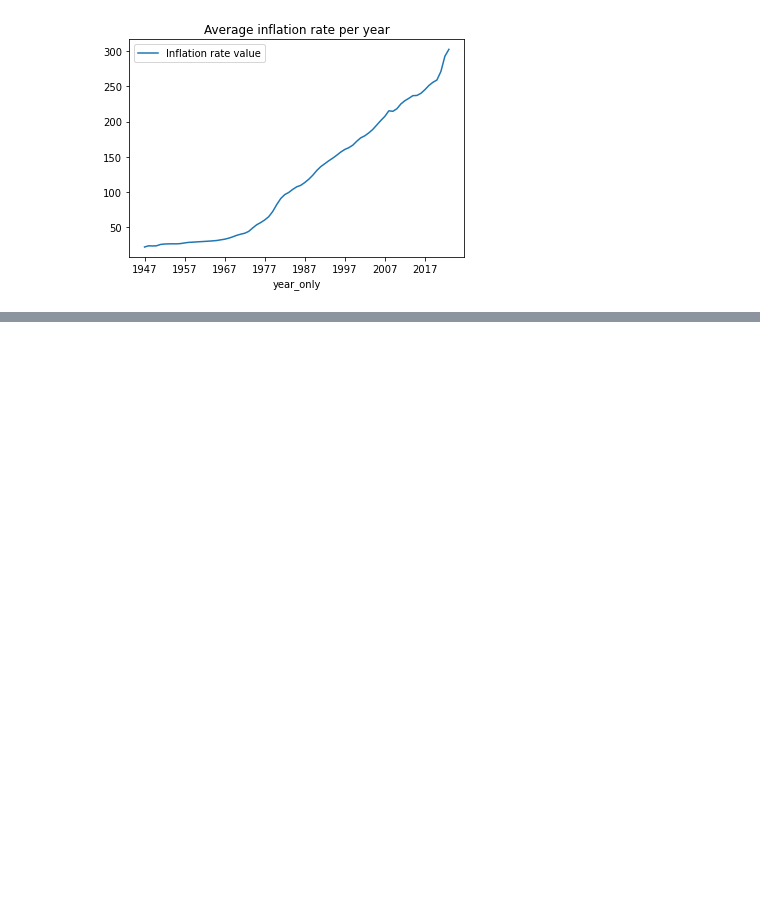
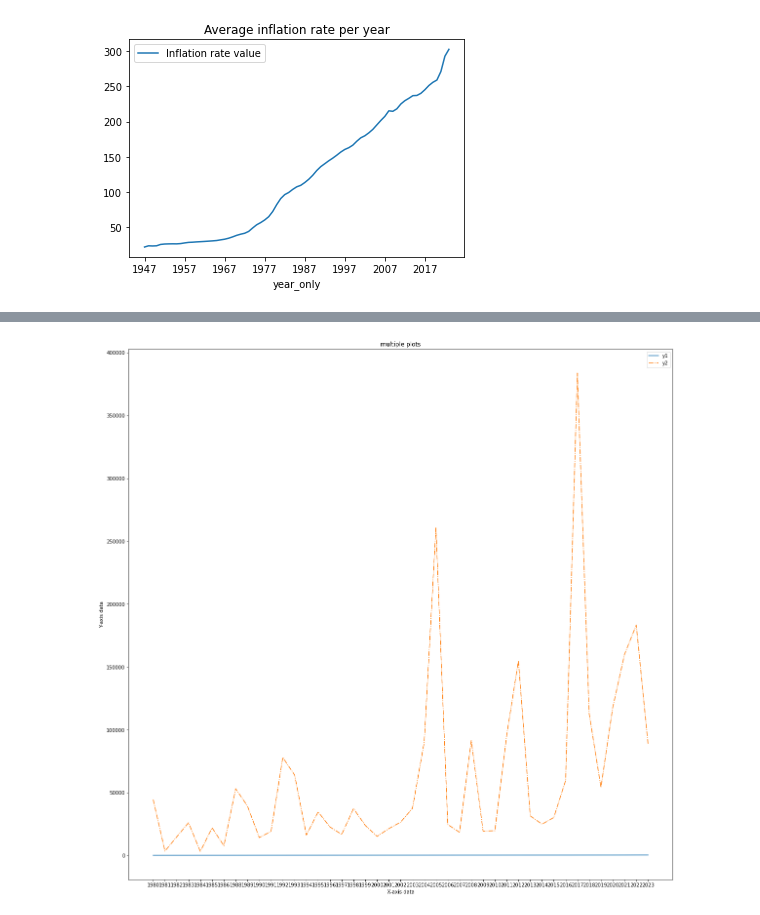
Before and after one commit to mstegmuller/Capstone-Project-, a Jupyter notebook: Capstone Project/Capstone_Project_Data_Wrangling.ipynb, the cells around one changed output, grey strips where cells are left out. Cells and saved outputs as stored; diff of their text form; code cells hidden in the pictures; blank space fills up the shorter version.

```diff
--- a/Capstone Project/Capstone_Project_Data_Wrangling.ipynb
+++ b/Capstone Project/Capstone_Project_Data_Wrangling.ipynb
@@ -704,3 +721,8 @@ print(df_deaths_per_year2['Deaths'].mean())
 print(df_deaths_per_year2['Deaths'].max())
 # %% [output]
 3280
+# %%
+Total_cost_per_year= df1.groupby(by= ['year_only'],as_index= False)['Total CPI-Adjusted Cost (Millions of Dollars)'].sum()
+Total_cost_per_year.index = Total_cost_per_year.index + 1
+
+Total_cost_per_year.head()
@@ -721,3 +750,5 @@ inflation_rate_per_year.plot(x= "year_only", y = "Inflation rate value", title=
 # %% [output]
 <AxesSubplot:title={'center':'Average inflation rate per year'}, xlabel='year_only'>
 [figure]
+# %%
+Inflation_rate_vs_total_cost= pd.merge(inflation_rate_per_year, Total_cost_per_year)
@@ -723,0 +764,16 @@ inflation_rate_per_year.plot(x= "year_only", y = "Inflation rate value", title=
+# %%
+plt.figure(figsize=(20,20))
+x = Inflation_rate_vs_total_cost.year_only
+y1 = Inflation_rate_vs_total_cost['Inflation rate value']
+y2 = Inflation_rate_vs_total_cost['Total CPI-Adjusted Cost (Millions of Dollars)']
+
+plt.plot(x, y1, label ='y1')
+plt.plot(x, y2, '-.', label ='y2')
+
+plt.xlabel("X-axis data")
+plt.ylabel("Y-axis data")
+plt.legend()
+plt.title('multiple plots')
+plt.show()
+# %% [output]
+[figure, added]
```
Also changed, not shown: parts of 12 cells of this notebook, 1 other file.
